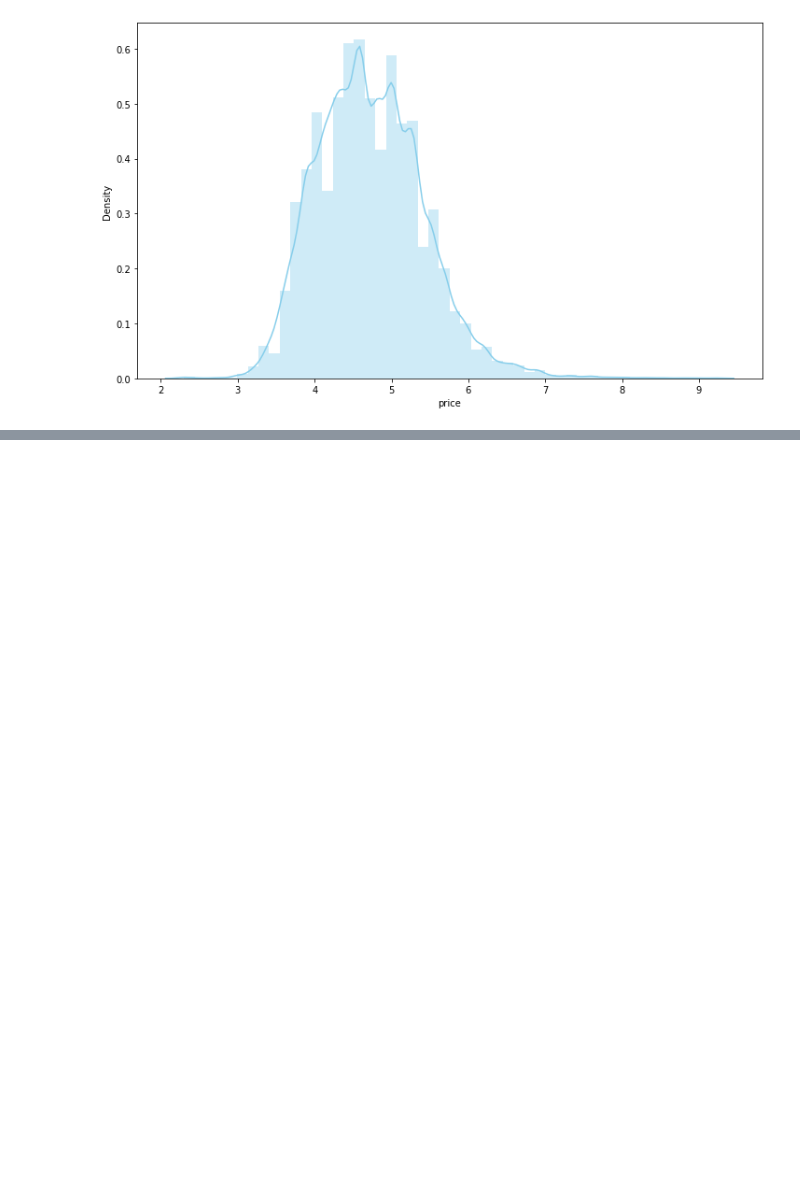
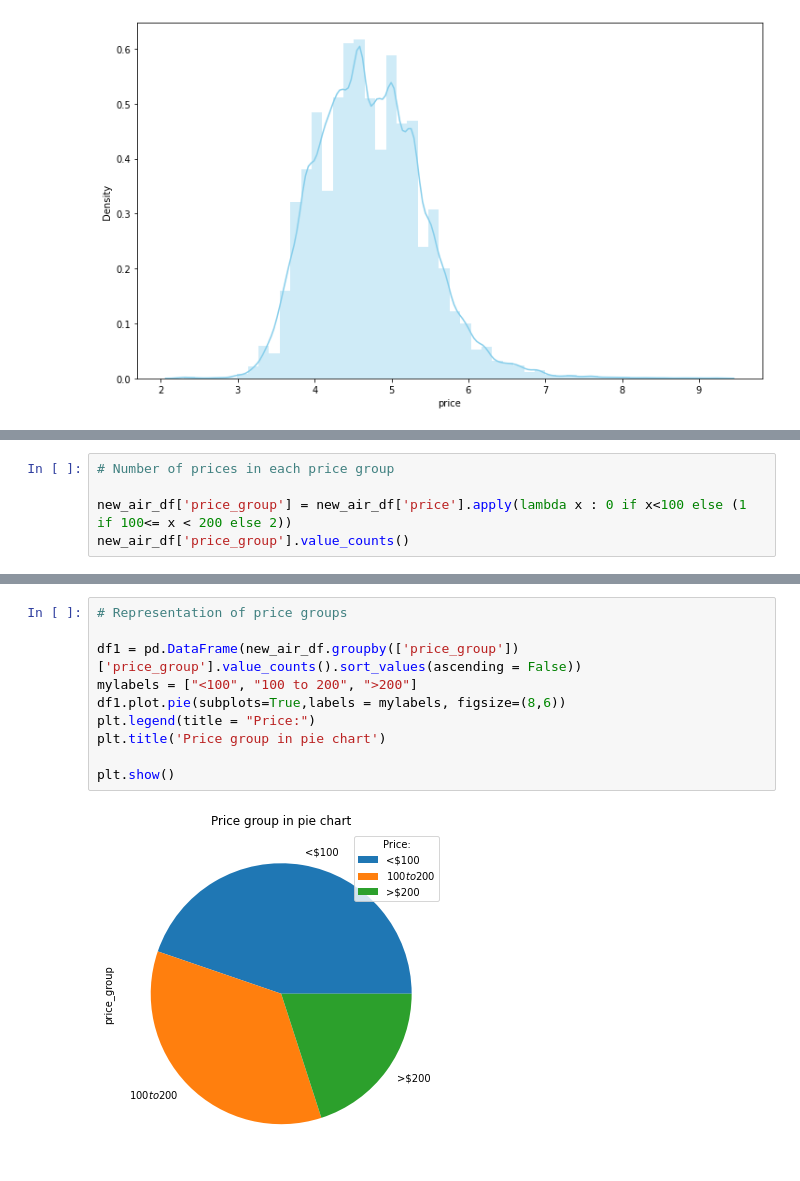
Before and after one commit to SubhamZap/Airbnb-Booking-Analysis, a Jupyter notebook: Airbnb_Bookings_Analysis_Capstone_Project.ipynb, the cells around one changed output, grey strips where cells are left out. Drawn from its saved outputs; the diff is of its cells as text; blank space fills up the shorter version.

```diff
--- a/Airbnb_Bookings_Analysis_Capstone_Project.ipynb
+++ b/Airbnb_Bookings_Analysis_Capstone_Project.ipynb
@@ -668,0 +678,5 @@ sns.distplot(np.log(new_air_df[~(new_air_df['price']==0)]['price']), color="skyb
+# %%
+# Number of prices in each price group
+
+new_air_df['price_group'] = new_air_df['price'].apply(lambda x : 0 if x<100 else (1 if 100<= x < 200 else 2))
+new_air_df['price_group'].value_counts()
@@ -668,0 +704,12 @@ sns.distplot(np.log(new_air_df[~(new_air_df['price']==0)]['price']), color="skyb
+# %%
+# Representation of price groups
+
+df1 = pd.DataFrame(new_air_df.groupby(['price_group'])['price_group'].value_counts().sort_values(ascending = False))
+mylabels = ["<100", "100 to 200", ">200"]
+df1.plot.pie(subplots=True,labels = mylabels, figsize=(8,6))
+plt.legend(title = "Price:")
+plt.title('Price group in pie chart')
+
+plt.show()
+# %% [output]
+[figure, added]
```
Also changed, not shown: parts of 20 cells of this notebook.
